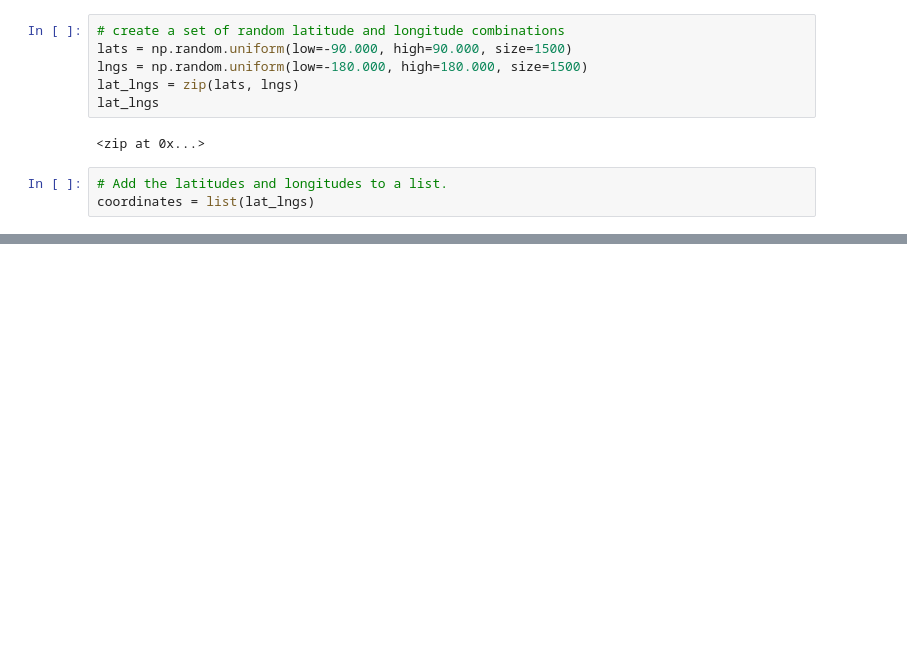
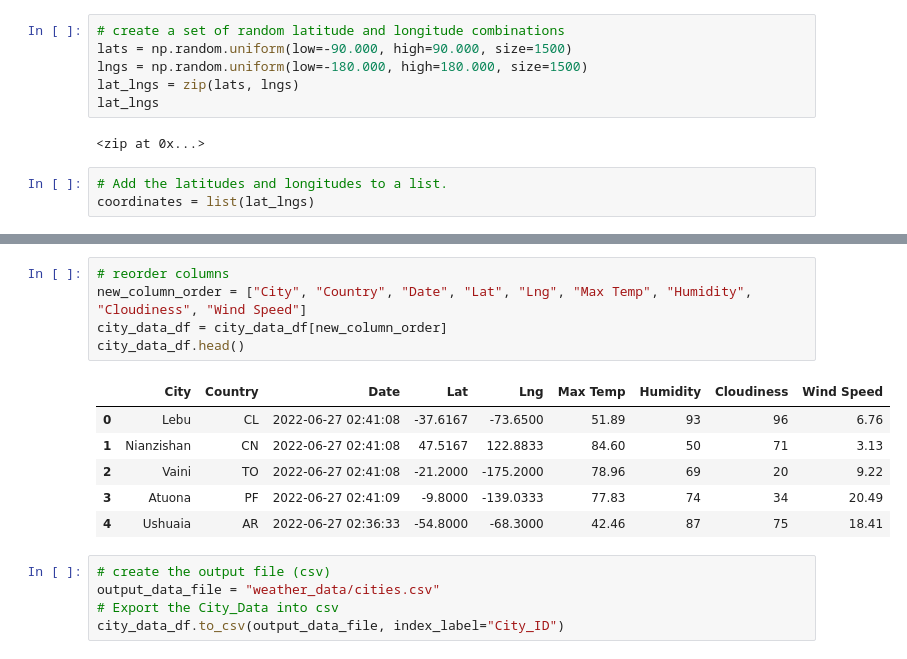
Before and after one commit to BryantKlewer/World_Weather_Analysis, a Jupyter notebook: WeatherPy.ipynb, the cells around one changed output, grey strips where cells are left out. Saved outputs shown, nothing was run; the diff lists cells and outputs as text; blank space fills up the shorter version.

```diff
--- a/WeatherPy.ipynb
+++ b/WeatherPy.ipynb
@@ -57,0 +175,17 @@ len(cities)
+# %%
+# reorder columns
+new_column_order = ["City", "Country", "Date", "Lat", "Lng", "Max Temp", "Humidity", "Cloudiness", "Wind Speed"]
+city_data_df = city_data_df[new_column_order]
+city_data_df.head()
+# %% [output]
+|  | City | Country | Date | Lat | Lng | Max Temp | Humidity | Cloudiness | Wind Speed |
+| 0 | Lebu | CL | 2022-06-27 02:41:08 | -37.6167 | -73.6500 | 51.89 | 93 | 96 | 6.76 |
+| 1 | Nianzishan | CN | 2022-06-27 02:41:08 | 47.5167 | 122.8833 | 84.60 | 50 | 71 | 3.13 |
+| 2 | Vaini | TO | 2022-06-27 02:41:08 | -21.2000 | -175.2000 | 78.96 | 69 | 20 | 9.22 |
+| 3 | Atuona | PF | 2022-06-27 02:41:09 | -9.8000 | -139.0333 | 77.83 | 74 | 34 | 20.49 |
+| 4 | Ushuaia | AR | 2022-06-27 02:36:33 | -54.8000 | -68.3000 | 42.46 | 87 | 75 | 18.41 |
+# %%
+# create the output file (csv)
+output_data_file = "weather_data/cities.csv"
+# Export the City_Data into csv
+city_data_df.to_csv(output_data_file, index_label="City_ID")
```
Also changed, not shown: parts of 8 cells of this notebook, 3 other files.
